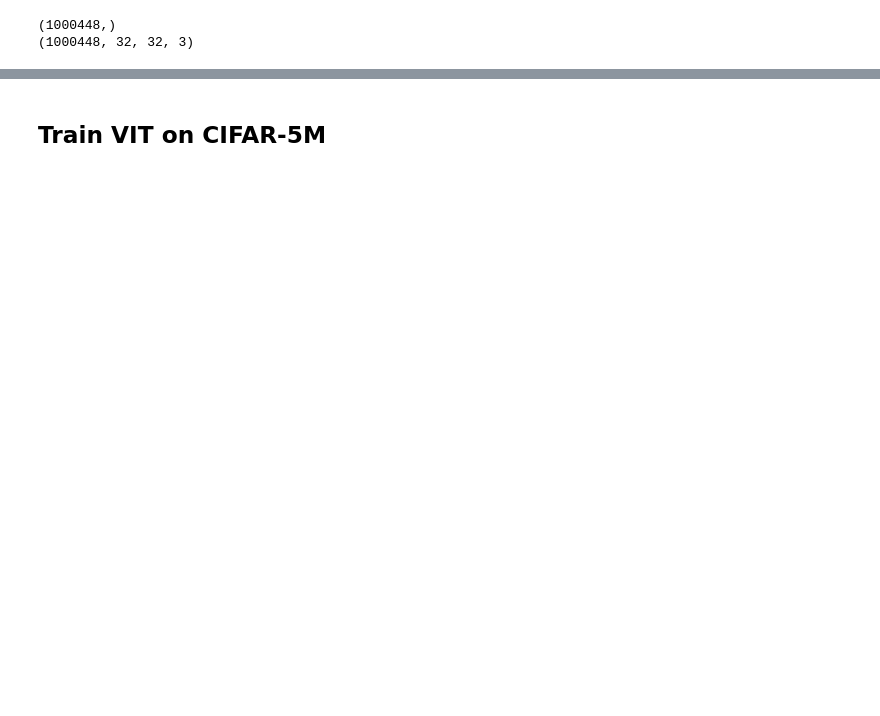
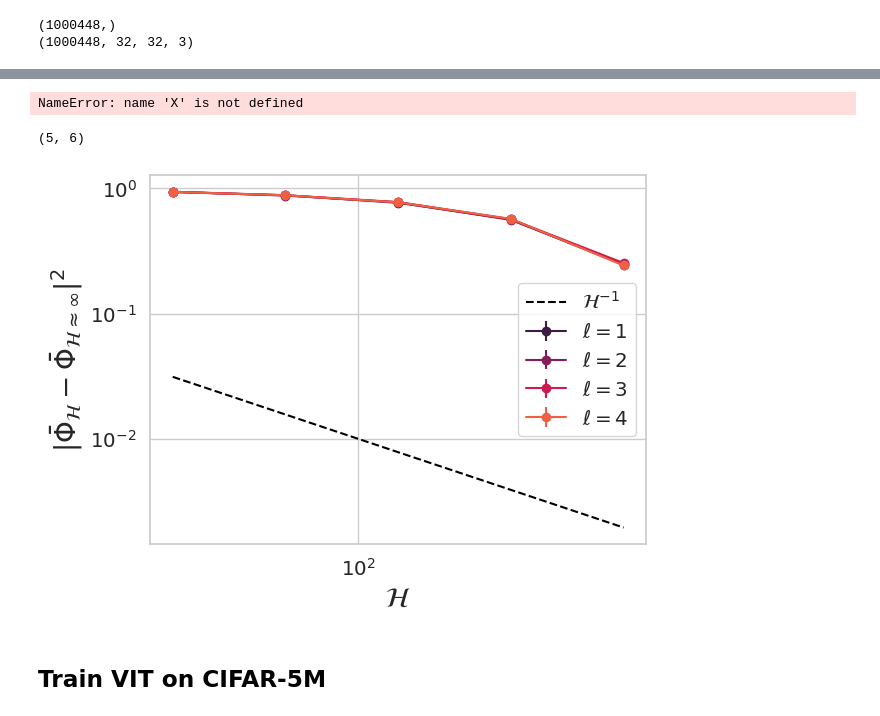
Before and after one commit to Pehlevan-Group/inf_transformer_limits, a Jupyter notebook: learn_gates_scaling.ipynb, the cells around one changed output, grey strips where cells are left out. Saved outputs shown, nothing was run; the diff lists cells and outputs as text; code cells hidden in the pictures; blank space fills up the shorter version.

```diff
--- a/learn_gates_scaling.ipynb
+++ b/learn_gates_scaling.ipynb
@@ -153,0 +400,19 @@ Clipping input data to the valid range for imshow with RGB data ([0..1] for floa
+# %%
+dim = 4
+head_vals = [ 32,64,128,256,512,1024, 2048]
+patch_size = 4
+depth = 4
+scale_exp = 1.0
+num_inits = 20
+
+x = X[0:10] # take first 10 data points
+
+all_H = []
+all_A = []
+for i, heads in enumerate(head_vals):
+    param_args = (dim, heads, depth, patch_size, scale_exp)
+    Hi, Ai = get_intermediates_VIT_init(x, param_args, num_inits = num_inits)
+    all_H += [Hi]
+    all_A += [Ai]
+# %% [output]
+NameError: name 'X' is not defined
@@ -154,3 +422,29 @@ Clipping input data to the valid range for imshow with RGB data ([0..1] for floa
+# %%
+errs = jnp.mean( ( all_H - all_H[-1,:,:,:,:].mean(axis=0)[jnp.newaxis,jnp.newaxis,:,:,:] )**2 , axis = (1,-2,-1)) / jnp.mean( (all_H[-1,:,:,:,:].mean(axis=0)[jnp.newaxis,jnp.newaxis,:,:,:] )**2 , axis = (1,-2,-1))
+std_devs = jnp.std( jnp.mean( ( all_H - all_H[-1,:,:,:,:].mean(axis=0)[jnp.newaxis,jnp.newaxis,:,:,:] )**2 , axis = (-2,-1)) / jnp.mean( (all_H[-1,:,:,:,:].mean(axis=0)[jnp.newaxis,jnp.newaxis,:,:,:] )**2 , axis = (1,-2,-1)),  axis =1)
+
+errs = errs.T
+std_devs = std_devs.T
+
+print(errs.shape)
+sns.set(font_scale=1.3)
+sns.set_style("whitegrid")
+sns.set_palette("rocket", n_colors=len(errs))
+
+for i, err in enumerate(errs[1:]):
+    plt.errorbar( head_vals[:-1], err[:-1], std_devs[i+1,:-1] / jnp.sqrt( num_inits ), fmt = '-o', label = r'$\ell = %d$' % (i+1))
+
+plt.plot(head_vals[:-1], jnp.array(head_vals[:-1], dtype = jnp.float32)**(-1.0), '--', color = 'black', label = r'$\mathcal{H}^{-1}$')
+plt.xscale('log')
+plt.yscale('log')
+plt.legend()
+plt.xlabel(r'$\mathcal{H}$',fontsize = 20)
+plt.ylabel(r'$|\bar{\Phi}_{\mathcal{H}} - \bar{\Phi}_{\mathcal{H} \approx \infty}|^2$',fontsize = 20)
+#plt.savefig('figures/bar_phi_init_convg.pdf')
+plt.show()
+# %% [output]
+(5, 6)
+[figure, added]
 # %% [markdown]
 ## Train VIT on CIFAR-5M
 # %%
```
Also changed, not shown: parts of 21 cells of this notebook, 4 other files.
